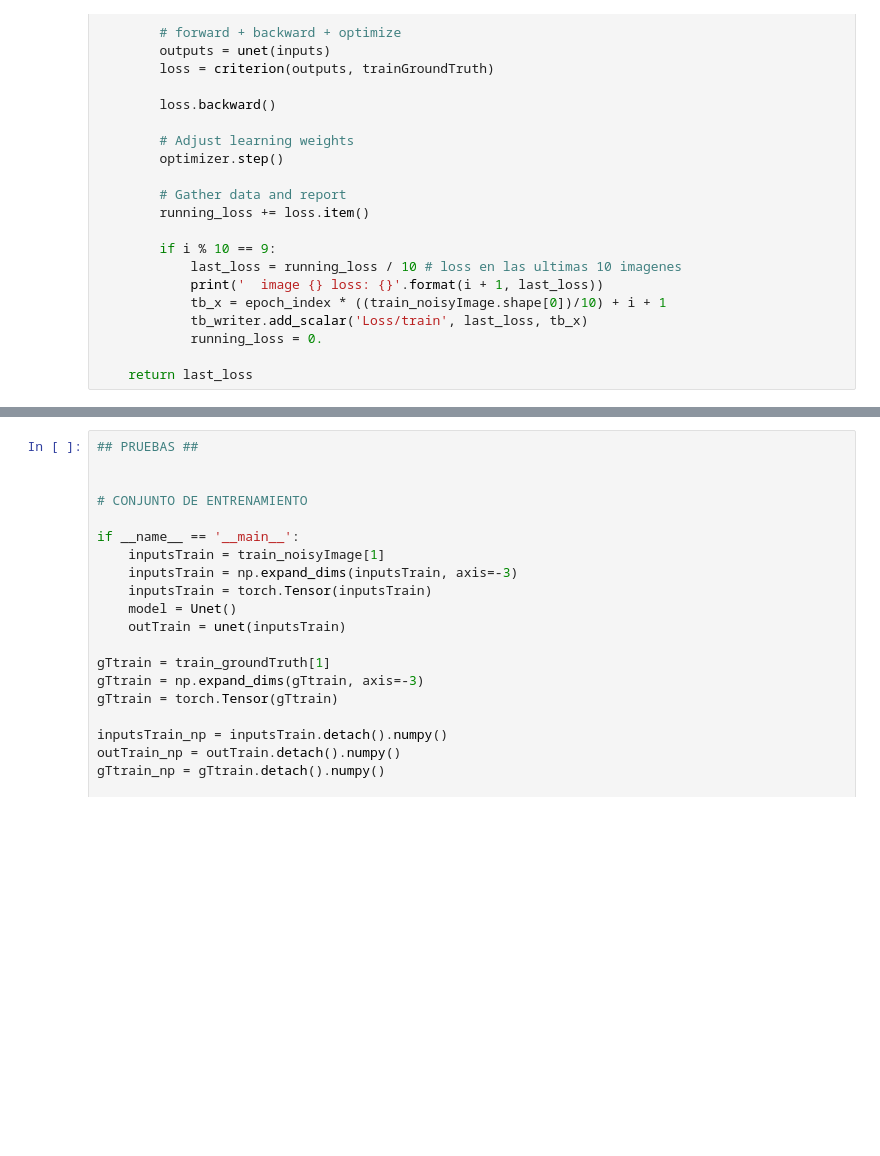
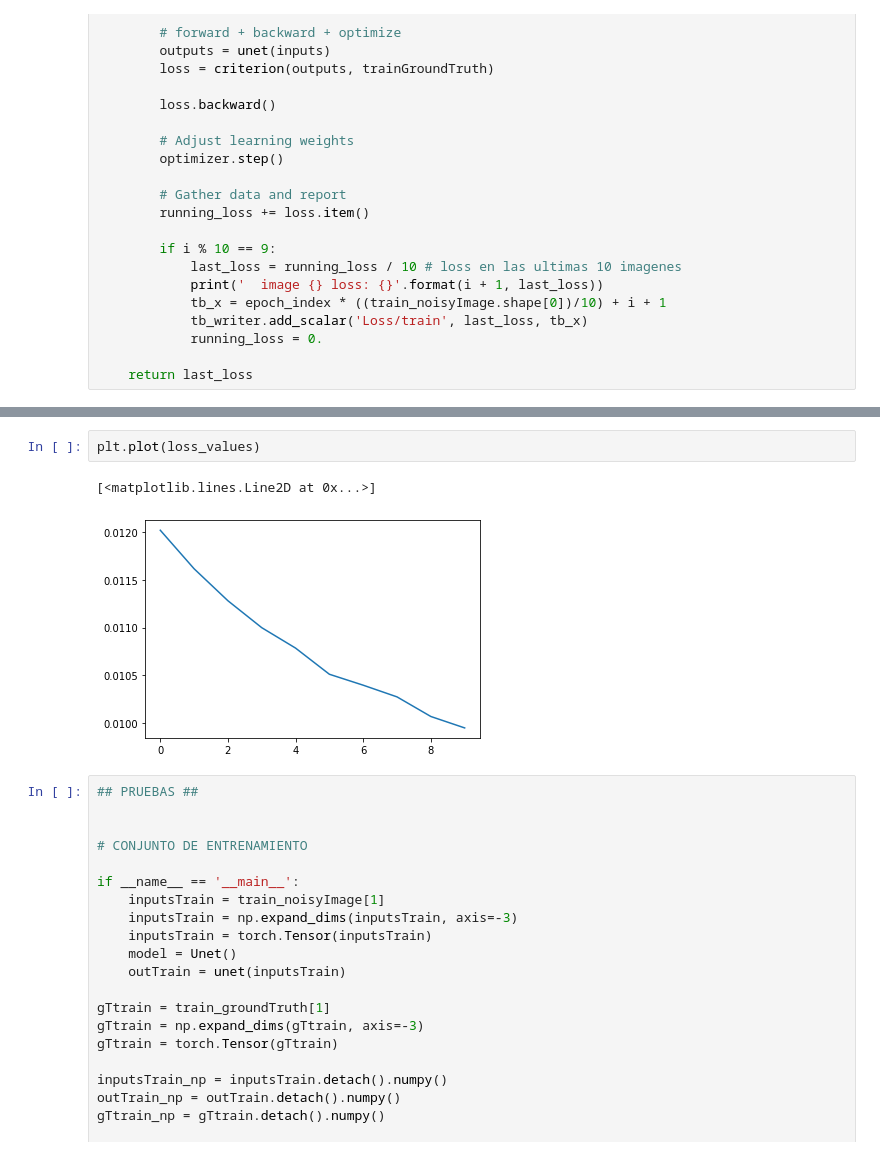
Before and after one commit to mabelzunce/PETDenoising, a Jupyter notebook: cnn/python/trainUnet.ipynb, the cells around one changed output, grey strips where cells are left out. Drawn from its saved outputs; the diff is of its cells as text; blank space fills up the shorter version.

```diff
--- a/cnn/python/trainUnet.ipynb
+++ b/cnn/python/trainUnet.ipynb
@@ -345,3 +348,8 @@ EPOCH 4:
+# %%
+plt.plot(loss_values)
+# %% [output]
+[<matplotlib.lines.Line2D at 0x...>]
+[figure, added]
 # %%
 ## PRUEBAS ##
 
```
Also changed, not shown: parts of 10 cells of this notebook.
